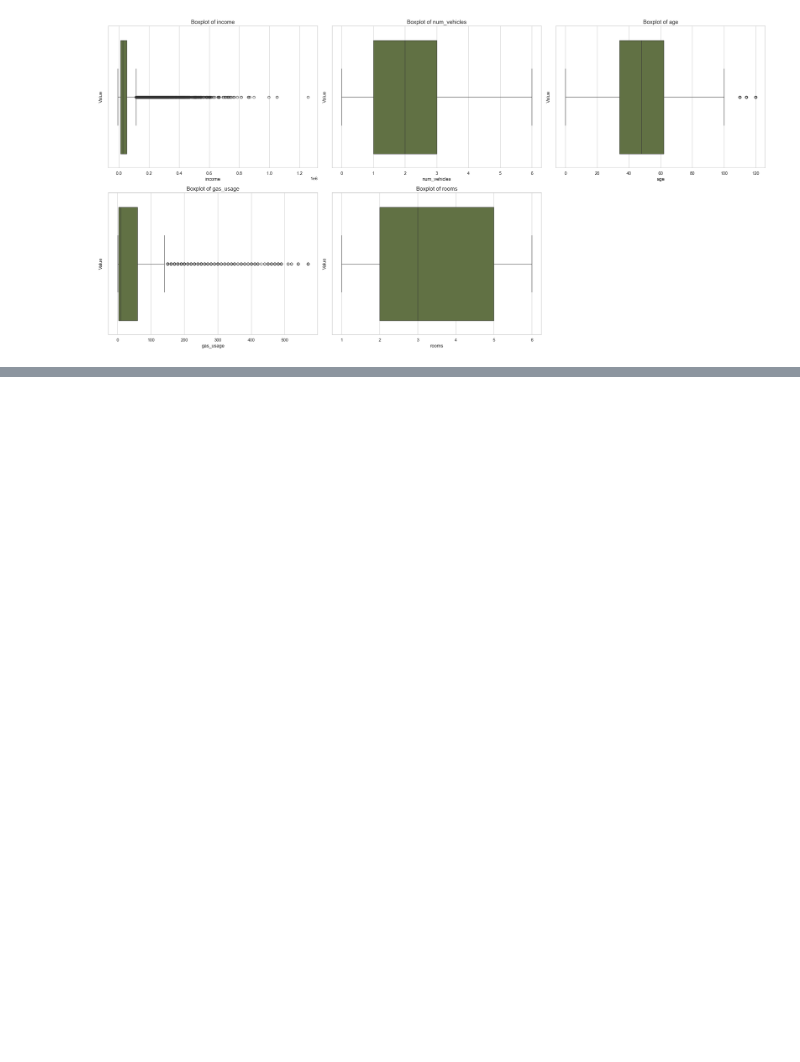
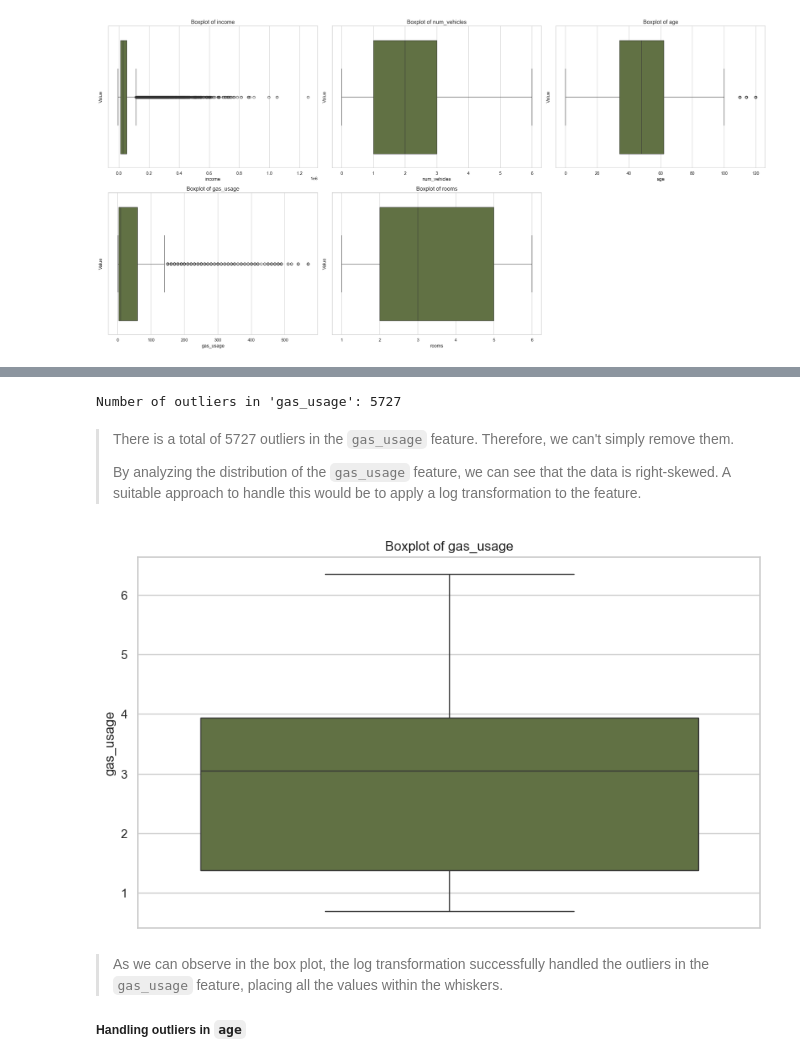
Before and after one commit to eduardooliveiraps/HealthInsurancePredictor, a Jupyter notebook: predictor/health_insurance_predictor_final.ipynb, the cells around one changed output, grey strips where cells are left out. Drawn from its saved outputs; the diff is of its cells as text; code cells hidden in the pictures; blank space fills up the shorter version.

Commit message:
Data Preparation

```diff
--- a/predictor/health_insurance_predictor_final.ipynb
+++ b/predictor/health_insurance_predictor_final.ipynb
@@ -215,0 +230,4 @@ plt.show()
+# %%
+df_processed = df_processed.drop(columns=['Unnamed: 0', 'custid', 'code_column'], errors='ignore')
+
+df_processed.head()
@@ -215,0 +247,4 @@ plt.show()
+# %%
+df_processed['is_employed'] = df_processed['is_employed'].fillna('Not in Workforce')
+
+df_processed.head()
@@ -215,0 +262,19 @@ plt.show()
+# %%
+# Fill missing values in 'housing_type' with the mode
+df_processed['housing_type'] = df_processed['housing_type'].fillna(df_processed['housing_type'].mode()[0])
+
+# Fill missing values in 'num_vehicles' with the mean
+df_processed['num_vehicles'] = df_processed['num_vehicles'].fillna(df_processed['num_vehicles'].mean().round())
+
+# Fill missing values in 'gas_usage' with the mean
+df_processed['gas_usage'] = df_processed['gas_usage'].fillna(df_processed['gas_usage'].mean())
+
+# Fill missing values in 'recent_move_b' with the mode
+df_processed['recent_move_b'] = df_processed['recent_move_b'].fillna(df_processed['recent_move_b'].mode()[0])
+
+# Replace 0 values in 'age' with the mean
+df_processed['age'] = df_processed['age'].replace(0, df_processed['age'].mean().round())
+
+# Print the number of null values per column
+print("\nNull values per column:")
+print(df_processed.isnull().sum())
@@ -215,0 +302,46 @@ plt.show()
+# %%
+# Calculate the first quartile (Q1) for 'gas_usage'
+Q1 = df_processed['gas_usage'].quantile(0.25)
+
+# Calculate the third quartile (Q3) for 'gas_usage'
+Q3 = df_processed['gas_usage'].quantile(0.75)
+
+# Calculate the interquartile range (IQR)
+IQR = Q3 - Q1
+
+# Calculate the lower limit for outliers
+gas_lower_limit = Q1 - 1.5 * IQR
+
+# Calculate the upper limit for outliers
+gas_upper_limit = Q3 + 1.5 * IQR
+
+# Identify outliers in 'gas_usage' that are outside the lower and upper limits
+outliers = df_processed[(df_processed['gas_usage'] < gas_lower_limit) | (df_processed['gas_usage'] > gas_upper_limit)]
+
+# Count the number of outliers
+outlier_count = outliers.shape[0]
+
+# Print the number of outliers
+print(f"Number of outliers in 'gas_usage': {outlier_count}")
+# %% [output]
+Number of outliers in 'gas_usage': 5727
+# %% [markdown]
+>There is a total of 5727 outliers in the `gas_usage` feature. Therefore, we can't simply remove them.
+>
+>By analyzing the distribution of the `gas_usage` feature, we can see that the data is right-skewed. A suitable approach to handle this would be to apply a log transformation to the feature.
+# %%
+# Apply a log transformation to 'gas_usage'
+df_processed['gas_usage'] = np.log1p(df_processed['gas_usage'])
+# %%
+# Create a boxplot to visualize the distribution of 'gas_usage' after log transformation
+plt.figure(figsize=(10, 6))
+sns.boxplot(data=df_processed, y='gas_usage', color=color)
+plt.title('Boxplot of gas_usage')
+plt.ylabel('gas_usage')
+plt.show()
+# %% [output]
+[figure, added]
+# %% [markdown]
+>As we can observe in the box plot, the log transformation successfully handled the outliers in the `gas_usage` feature, placing all the values within the whiskers.
+
+##### Handling outliers in `age`
```
Also changed, not shown: parts of 37 cells of this notebook.
